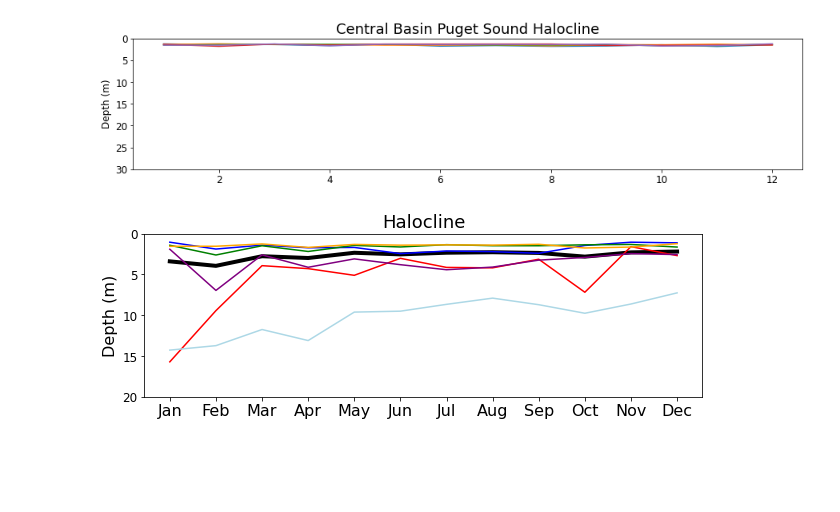
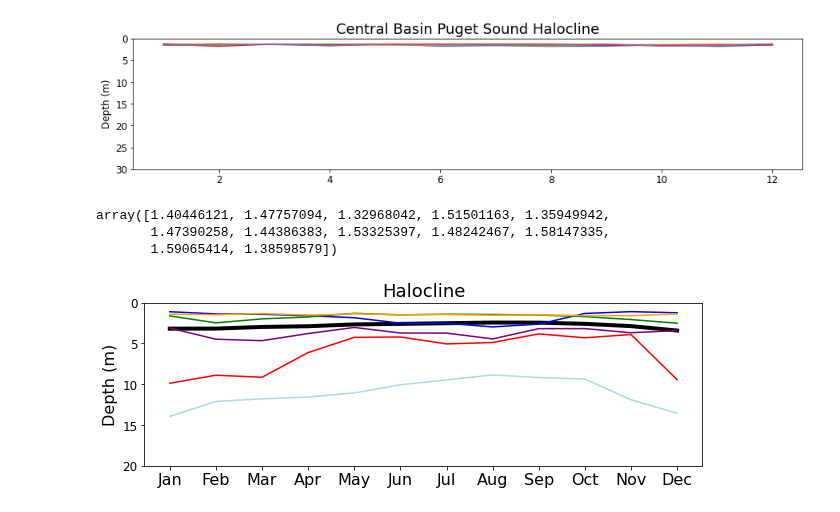
Before and after one commit to SalishSeaCast/analysis-karyn, a Jupyter notebook: notebooks/CLUSTER_UNIVERSAL/SalishSea_Halocline.ipynb, the cells around one changed output. Saved outputs shown, nothing was run; the diff lists cells and outputs as text; code cells hidden in the pictures; blank space fills up the shorter version.

```diff
--- a/notebooks/CLUSTER_UNIVERSAL/SalishSea_Halocline.ipynb
+++ b/notebooks/CLUSTER_UNIVERSAL/SalishSea_Halocline.ipynb
@@ -633,33 +646,55 @@ for i in range(0,5):
+# %%
+CSOGClim=((monthly_array_halocline_surface_CSOGslicemean[0,:]+monthly_array_halocline_surface_CSOGslicemean[1,:]+\
+        monthly_array_halocline_surface_CSOGslicemean[2,:]+monthly_array_halocline_surface_CSOGslicemean[3,:]+\
+        monthly_array_halocline_surface_CSOGslicemean[4,:])/5)
+# %%
+SSOGClim=((monthly_array_halocline_surface_SSOGslicemean[0,:]+monthly_array_halocline_surface_SSOGslicemean[1,:]+\
+        monthly_array_halocline_surface_SSOGslicemean[2,:]+monthly_array_halocline_surface_SSOGslicemean[3,:]+\
+        monthly_array_halocline_surface_SSOGslicemean[4,:])/5)
+# %%
+JDFClim=((monthly_array_halocline_surface_JDFslicemean[0,:]+monthly_array_halocline_surface_JDFslicemean[1,:]+\
+        monthly_array_halocline_surface_JDFslicemean[2,:]+monthly_array_halocline_surface_JDFslicemean[3,:]+\
+        monthly_array_halocline_surface_JDFslicemean[4,:])/5)
+# %%
+CBClim=((monthly_array_halocline_surface_CBslicemean[0,:]+monthly_array_halocline_surface_CBslicemean[1,:]+\
+        monthly_array_halocline_surface_CBslicemean[2,:]+monthly_array_halocline_surface_CBslicemean[3,:]+\
+        monthly_array_halocline_surface_CBslicemean[4,:])/5)
+# %%
+CBClim
+# %% [output]
+array([1.40446121, 1.47757094, 1.32968042, 1.51501163, 1.35949942,
+       1.47390258, 1.44386383, 1.53325397, 1.48242467, 1.58147335,
+       1.59065414, 1.38598579])
 # %%
 fig, ax = plt.subplots(figsize=(10, 3))
 bbox = {'boxstyle': 'round', 'facecolor': 'w', 'alpha': 0.9}
 cmap = plt.get_cmap('tab10')
 palette = [cmap(0), cmap(0.2), 'k', cmap(0.1), cmap(0.3)]
 ax.set_xticks(np.arange(1,13,1))
 ax.set_xticklabels(['Jan','Feb','Mar','Apr','May','Jun','Jul','Aug','Sep','Oct','Nov','Dec'],fontsize=16) #where you replace axs[0] with whatever your axis is named
 
-haloclineSS=(monthly_array_halocline_surface_SSslicemean[i,:])
-haloclineNSOG=(monthly_array_halocline_surface_NSOGslicemean[i,:])
-haloclineB=(monthly_array_halocline_surface_Bslicemean[i,:])
-haloclineCSOG=(monthly_array_halocline_surface_CSOGslicemean[i,:])
-haloclineSSOG=(monthly_array_halocline_surface_SSOGslicemean[i,:])
-haloclineJDF=(monthly_array_halocline_surface_JDFslicemean[i,:])
-haloclineCB=(monthly_array_halocline_surface_CBslicemean[i,:])
+#haloclineSS=(monthly_array_halocline_surface_SSslicemean[None,:])
+#haloclineNSOG=(monthly_array_halocline_surface_NSOGslicemean)
+#haloclineB=(monthly_array_halocline_surface_Bslicemean)
+#haloclineCSOG=(monthly_array_halocline_surface_CSOGslicemean)
+#haloclineSSOG=(monthly_array_halocline_surface_SSOGslicemean)
+#haloclineJDF=(monthly_array_halocline_surface_JDFslicemean)
+#haloclineCB=(monthly_array_halocline_surface_CBslicemean)
 
 
 
-ax.plot(np.arange(1,13), haloclineSS,label='Salish Sea',color='k',linewidth=4)
-ax.plot(np.arange(1,13), haloclineNSOG,label='Northern SoG',color='r')
-ax.plot(np.arange(1,13), haloclineB,label='Baynes Sound',color='blue')
-ax.plot(np.arange(1,13), haloclineCSOG,label='Central SoG',color='purple')
-ax.plot(np.arange(1,13), haloclineSSOG,label='Southern SoG',color='green')
-ax.plot(np.arange(1,13), haloclineJDF,label='Juan de Fuca',color='lightblue')
-ax.plot(np.arange(1,13), haloclineCB,label='Puget Sound',color='orange')
+ax.plot(np.arange(1,13), SSClim,label='Salish Sea',color='k',linewidth=4)
+ax.plot(np.arange(1,13), NSOGClim,label='Northern SoG',color='r')
+ax.plot(np.arange(1,13), BClim,label='Baynes Sound',color='blue')
+ax.plot(np.arange(1,13), CSOGClim,label='Central SoG',color='purple')
+ax.plot(np.arange(1,13), SSOGClim,label='Southern SoG',color='green')
+ax.plot(np.arange(1,13), JDFClim,label='Juan de Fuca',color='lightblue')
+ax.plot(np.arange(1,13), CBClim,label='Puget Sound',color='orange')
 
 ax.set_title('Halocline',fontsize=18)
 ax.legend((),frameon=False,bbox_to_anchor=(1,1.0),fontsize=16)
 ax.set_ylim(0,20)
 ax.set_ylabel('Depth (m)',fontsize=16)
 ax.invert_yaxis()
 # %% [output]
-[figure, old version]
+[figure, new version]
```
Also changed, not shown: parts of 4 cells of this notebook, 2 other files.
